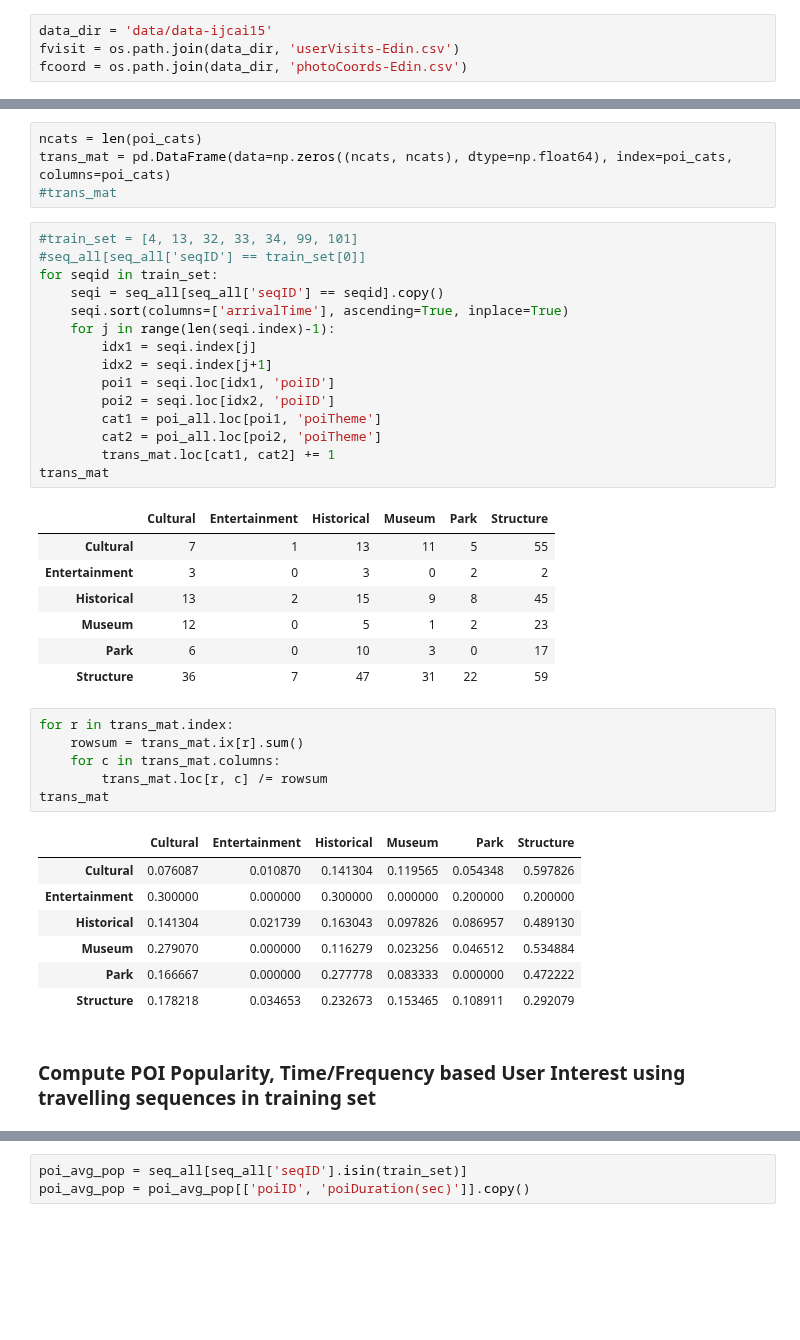
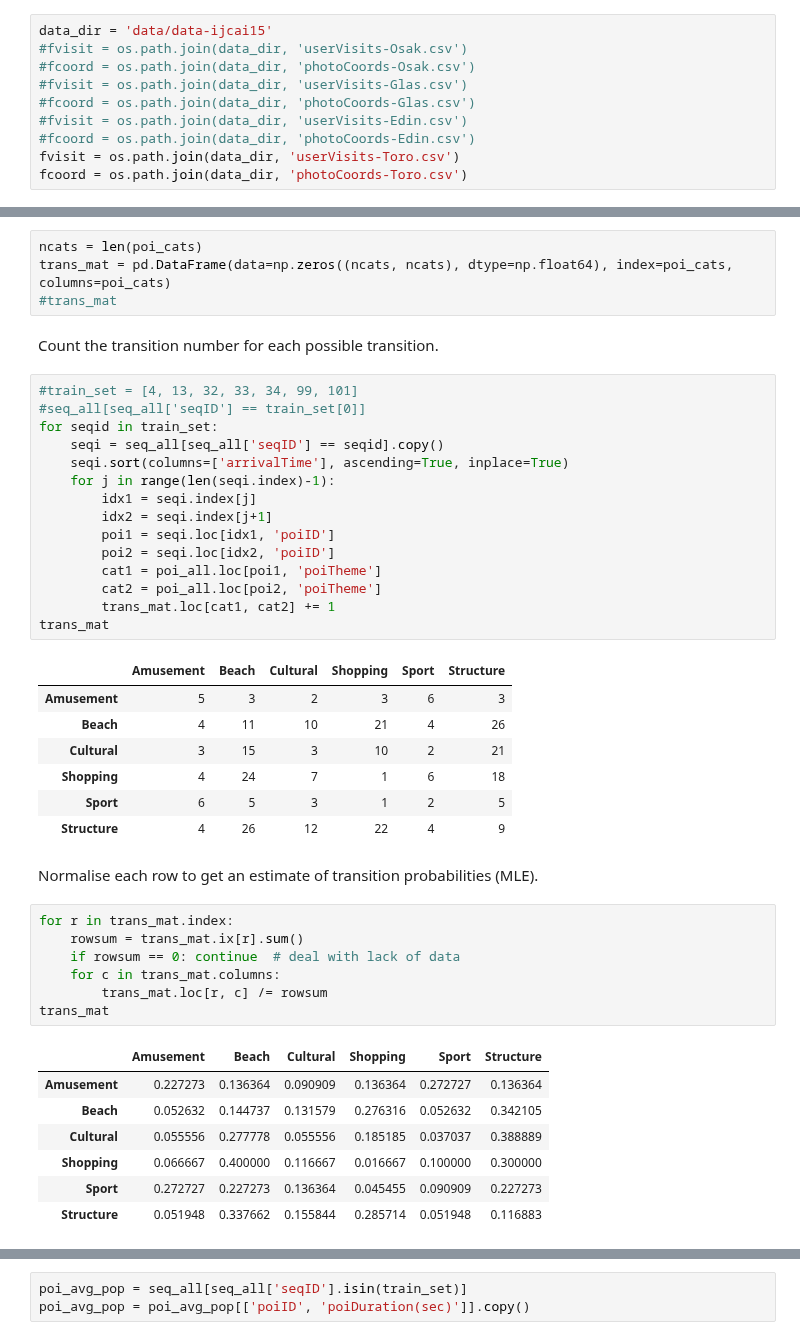
Before and after one commit to chengsoonong/digbeta, a Jupyter notebook: tour/experiment.ipynb, the cells around one changed output, grey strips where cells are left out. Saved outputs shown, nothing was run; the diff lists cells and outputs as text; blank space fills up the shorter version.

```diff
--- a/tour/experiment.ipynb
+++ b/tour/experiment.ipynb
@@ -16,7 +141,13 @@ EPS = 1e-9    # smooth, deal with 0 probability
 # %%
 data_dir = 'data/data-ijcai15'
-fvisit = os.path.join(data_dir, 'userVisits-Edin.csv')
-fcoord = os.path.join(data_dir, 'photoCoords-Edin.csv')
+#fvisit = os.path.join(data_dir, 'userVisits-Osak.csv')
+#fcoord = os.path.join(data_dir, 'photoCoords-Osak.csv')
+#fvisit = os.path.join(data_dir, 'userVisits-Glas.csv')
+#fcoord = os.path.join(data_dir, 'photoCoords-Glas.csv')
+#fvisit = os.path.join(data_dir, 'userVisits-Edin.csv')
+#fcoord = os.path.join(data_dir, 'photoCoords-Edin.csv')
+fvisit = os.path.join(data_dir, 'userVisits-Toro.csv')
+fcoord = os.path.join(data_dir, 'photoCoords-Toro.csv')
 # %%
 visits = pd.read_csv(fvisit, sep=';')
 visits.head()
@@ -223,6 +360,8 @@ poi_cats
 ncats = len(poi_cats)
 trans_mat = pd.DataFrame(data=np.zeros((ncats, ncats), dtype=np.float64), index=poi_cats, columns=poi_cats)
 #trans_mat
+# %% [markdown]
+Count the transition number for each possible transition.
 # %%
 #train_set = [4, 13, 32, 33, 34, 99, 101]
 #seq_all[seq_all['seqID'] == train_set[0]]
@@ -239,26 +378,27 @@ for seqid in train_set:
         trans_mat.loc[cat1, cat2] += 1
 trans_mat
 # %% [output]
-|  | Cultural | Entertainment | Historical | Museum | Park | Structure |
-| Cultural | 7 | 1 | 13 | 11 | 5 | 55 |
-| Entertainment | 3 | 0 | 3 | 0 | 2 | 2 |
-| Historical | 13 | 2 | 15 | 9 | 8 | 45 |
-| Museum | 12 | 0 | 5 | 1 | 2 | 23 |
-| Park | 6 | 0 | 10 | 3 | 0 | 17 |
-| Structure | 36 | 7 | 47 | 31 | 22 | 59 |
+|  | Amusement | Beach | Cultural | Shopping | Sport | Structure |
+| Amusement | 5 | 3 | 2 | 3 | 6 | 3 |
+| Beach | 4 | 11 | 10 | 21 | 4 | 26 |
+| Cultural | 3 | 15 | 3 | 10 | 2 | 21 |
+| Shopping | 4 | 24 | 7 | 1 | 6 | 18 |
+| Sport | 6 | 5 | 3 | 1 | 2 | 5 |
+| Structure | 4 | 26 | 12 | 22 | 4 | 9 |
+# %% [markdown]
+Normalise each row to get an estimate of transition probabilities (MLE).
 # %%
 for r in trans_mat.index:
     rowsum = trans_mat.ix[r].sum()
+    if rowsum == 0: continue  # deal with lack of data
     for c in trans_mat.columns:
         trans_mat.loc[r, c] /= rowsum
 trans_mat
 # %% [output]
-|  | Cultural | Entertainment | Historical | Museum | Park | Structure |
-| Cultural | 0.076087 | 0.010870 | 0.141304 | 0.119565 | 0.054348 | 0.597826 |
-| Entertainment | 0.300000 | 0.000000 | 0.300000 | 0.000000 | 0.200000 | 0.200000 |
-| Historical | 0.141304 | 0.021739 | 0.163043 | 0.097826 | 0.086957 | 0.489130 |
-| Museum | 0.279070 | 0.000000 | 0.116279 | 0.023256 | 0.046512 | 0.534884 |
-| Park | 0.166667 | 0.000000 | 0.277778 | 0.083333 | 0.000000 | 0.472222 |
-| Structure | 0.178218 | 0.034653 | 0.232673 | 0.153465 | 0.108911 | 0.292079 |
+|  | Amusement | Beach | Cultural | Shopping | Sport | Structure |
+| Amusement | 0.227273 | 0.136364 | 0.090909 | 0.136364 | 0.272727 | 0.136364 |
+| Beach | 0.052632 | 0.144737 | 0.131579 | 0.276316 | 0.052632 | 0.342105 |
+| Cultural | 0.055556 | 0.277778 | 0.055556 | 0.185185 | 0.037037 | 0.388889 |
+| Shopping | 0.066667 | 0.400000 | 0.116667 | 0.016667 | 0.100000 | 0.300000 |
+| Sport | 0.272727 | 0.227273 | 0.136364 | 0.045455 | 0.090909 | 0.227273 |
+| Structure | 0.051948 | 0.337662 | 0.155844 | 0.285714 | 0.051948 | 0.116883 |
-# %% [markdown]
-### Compute POI Popularity, Time/Frequency based User Interest using travelling sequences in training set
```
Also changed, not shown: parts of 126 cells of this notebook.
